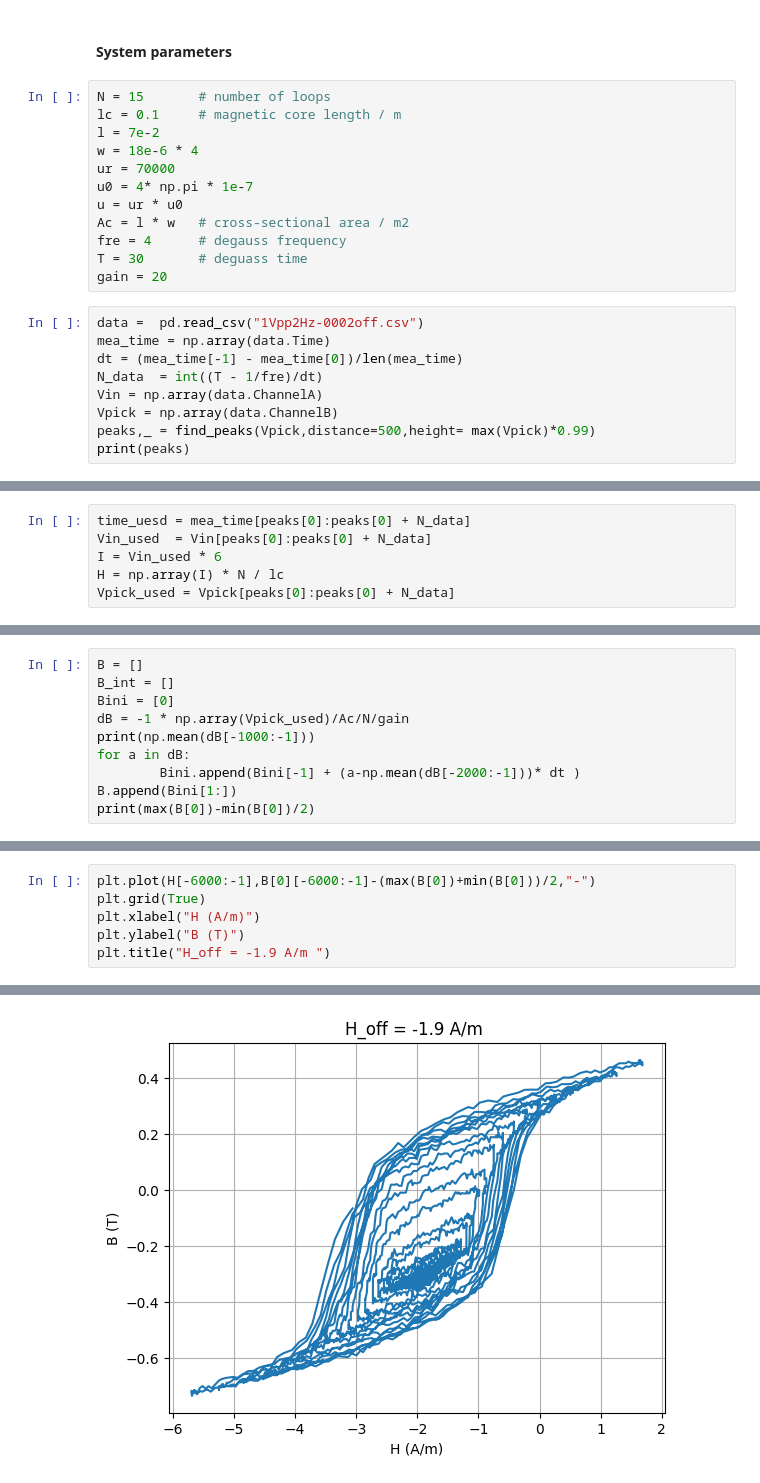
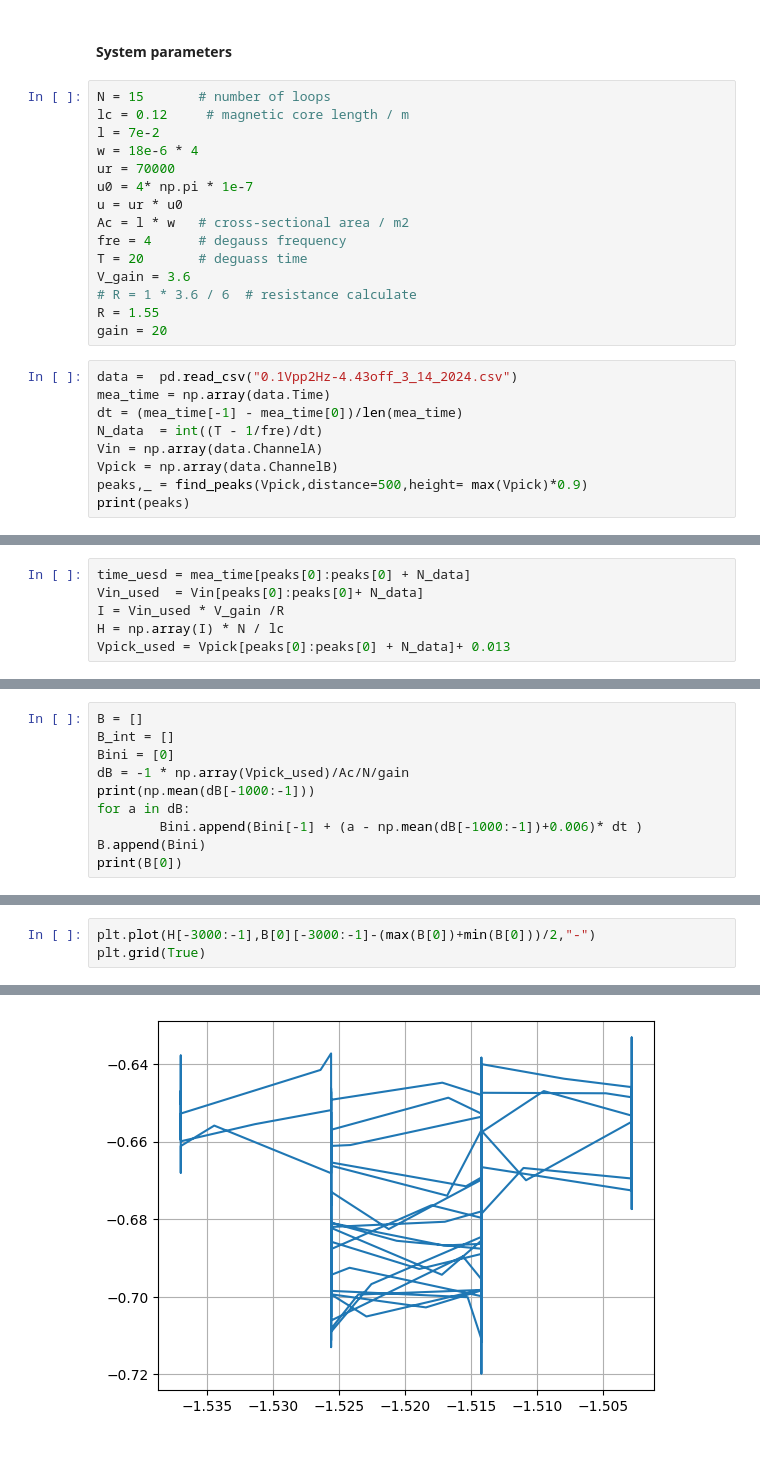
Before and after one commit to yyhshdu1/new_cavity, a Jupyter notebook: windfreak/degauss_hysteresis.ipynb, the cells around one changed output, grey strips where cells are left out. Saved outputs shown, nothing was run; the diff lists cells and outputs as text; blank space fills up the shorter version.

```diff
--- a/windfreak/degauss_hysteresis.ipynb
+++ b/windfreak/degauss_hysteresis.ipynb
@@ -18,7 +18,7 @@ os.chdir(os.getcwd())
 #### System parameters
 # %%
 N = 15       # number of loops
-lc = 0.1     # magnetic core length / m
+lc = 0.12     # magnetic core length / m
 l = 7e-2
 w = 18e-6 * 4
 ur = 70000
@@ -26,15 +26,18 @@ u0 = 4* np.pi * 1e-7
 u = ur * u0
 Ac = l * w   # cross-sectional area / m2
 fre = 4      # degauss frequency
-T = 30       # deguass time
+T = 20       # deguass time
+V_gain = 3.6
+# R = 1 * 3.6 / 6  # resistance calculate
+R = 1.55
 gain = 20
 # %%
-data =  pd.read_csv("1Vpp2Hz-0002off.csv")
+data =  pd.read_csv("0.1Vpp2Hz-4.43off_3_14_2024.csv")
 mea_time = np.array(data.Time)
 dt = (mea_time[-1] - mea_time[0])/len(mea_time)
 N_data  = int((T - 1/fre)/dt)
 Vin = np.array(data.ChannelA)
 Vpick = np.array(data.ChannelB)
-peaks,_ = find_peaks(Vpick,distance=500,height= max(Vpick)*0.99)
+peaks,_ = find_peaks(Vpick,distance=500,height= max(Vpick)*0.9)
 print(peaks)
 # %% [output]
@@ -42,6 +45,6 @@ print(peaks)
 # %%
 time_uesd = mea_time[peaks[0]:peaks[0] + N_data]
-Vin_used  = Vin[peaks[0]:peaks[0] + N_data]
-I = Vin_used * 6
+Vin_used  = Vin[peaks[0]:peaks[0]+ N_data]
+I = Vin_used * V_gain /R
 H = np.array(I) * N / lc
-Vpick_used = Vpick[peaks[0]:peaks[0] + N_data]
+Vpick_used = Vpick[peaks[0]:peaks[0] + N_data]+ 0.013
@@ -62,7 +61,7 @@ Bini = [0]
 dB = -1 * np.array(Vpick_used)/Ac/N/gain
 print(np.mean(dB[-1000:-1]))
 for a in dB:
-        Bini.append(Bini[-1] + (a-np.mean(dB[-2000:-1]))* dt )
-B.append(Bini[1:])
-print(max(B[0])-min(B[0])/2)
+        Bini.append(Bini[-1] + (a - np.mean(dB[-1000:-1])+0.006)* dt )
+B.append(Bini)
+print(B[0])
 # %% [output]
@@ -71,7 +70,4 @@ print(max(B[0])-min(B[0])/2)
 # %%
-plt.plot(H[-6000:-1],B[0][-6000:-1]-(max(B[0])+min(B[0]))/2,"-")
+plt.plot(H[-3000:-1],B[0][-3000:-1]-(max(B[0])+min(B[0]))/2,"-")
 plt.grid(True)
-plt.xlabel("H (A/m)")
-plt.ylabel("B (T)")
-plt.title("H_off = -1.9 A/m ")
 # %% [output]
@@ -79,2 +74,2 @@ Text(0.5, 1.0, 'H_off = -1.9 A/m ')
-[figure, old version]
+[figure, new version]
 # %%
```
Also changed, not shown: parts of 11 cells of this notebook, 12 other files.
